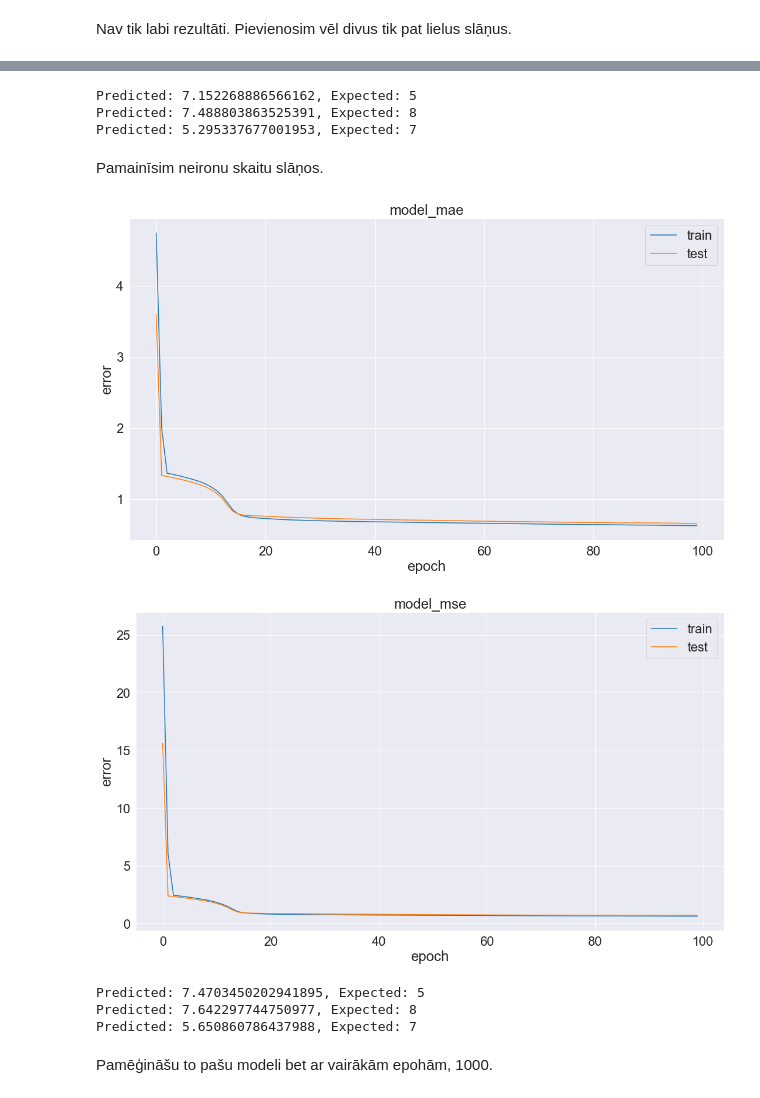
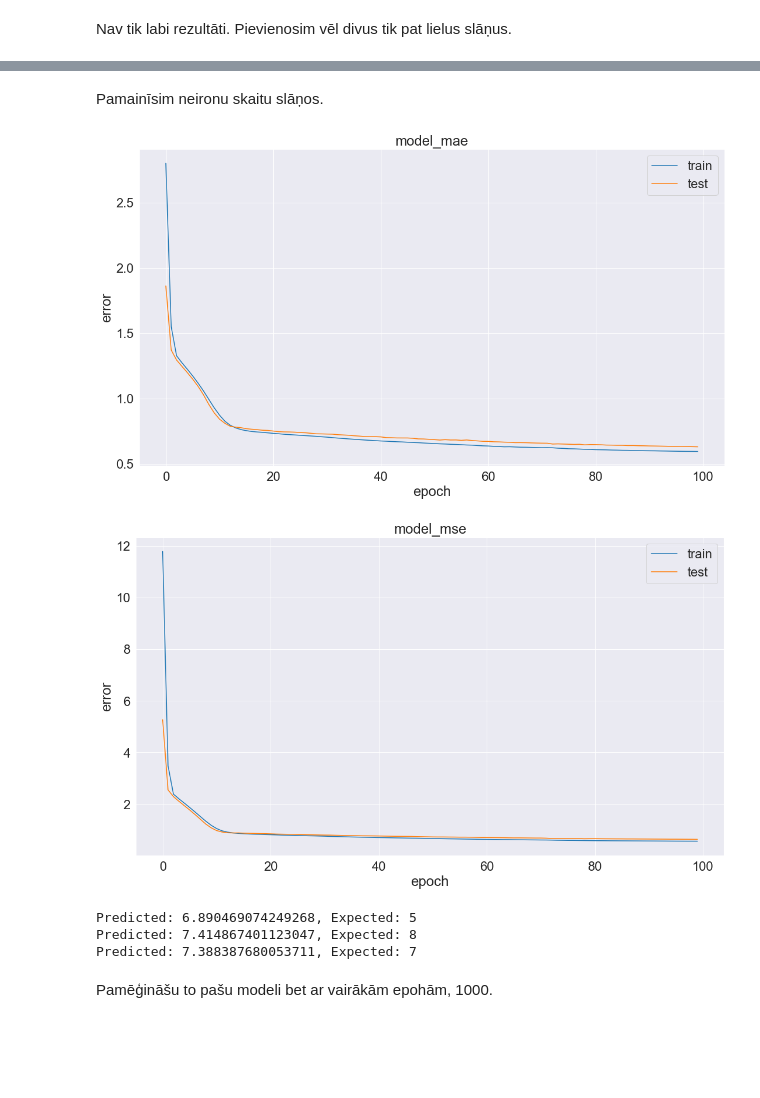
Before and after one commit to kamikaze/rtu-ai, a Jupyter notebook: homework02.ipynb, the cells around one changed output, grey strips where cells are left out. Drawn from its saved outputs; the diff is of its cells as text; code cells hidden in the pictures; blank space fills up the shorter version.

```diff
--- a/homework02.ipynb
+++ b/homework02.ipynb
@@ -272,12 +274,3 @@ plot_history(history)
-# %%
-result = model.predict(samples_test)
-
-for sample_idx in (-5, -10, -20):
-    print(f'Predicted: {result[sample_idx][0]}, Expected: {qualities_test.iat[sample_idx]}')
-# %% [output]
-Predicted: 7.152268886566162, Expected: 5
-Predicted: 7.488803863525391, Expected: 8
-Predicted: 5.295337677001953, Expected: 7
 # %% [markdown]
 Pamainīsim neironu skaitu slāņos.
 # %%
@@ -294,19 +287,14 @@ def build_model(input_count: int, output_count: int):
     model.compile(loss='mse', optimizer=adam, metrics=['mae', 'mse'])
 
     return model
-# %%
-model = build_model(attr_count, 1)
-history = model.fit(samples_train, qualities_train, validation_data=(samples_test, qualities_test), shuffle=False, epochs=100, verbose=0)
-plot_history(history)
-result = model.predict(samples_test)
-
-for sample_idx in (-5, -10, -20):
-    print(f'Predicted: {result[sample_idx][0]}, Expected: {qualities_test.iat[sample_idx]}')
-# %% [output]
-[figure, removed]
-[figure, removed]
-Predicted: 7.4703450202941895, Expected: 5
-Predicted: 7.642297744750977, Expected: 8
-Predicted: 5.650860786437988, Expected: 7
+# %%
+model = build_model(attr_count, 1)
+evaluate_model(model, samples, qualities, epochs=100)
+# %% [output]
+[figure, added]
+[figure, added]
+Predicted: 6.890469074249268, Expected: 5
+Predicted: 7.414867401123047, Expected: 8
+Predicted: 7.388387680053711, Expected: 7
 # %% [markdown]
 Pamēģināšu to pašu modeli bet ar vairākām epohām, 1000.
```
Also changed, not shown: parts of 26 cells of this notebook.
